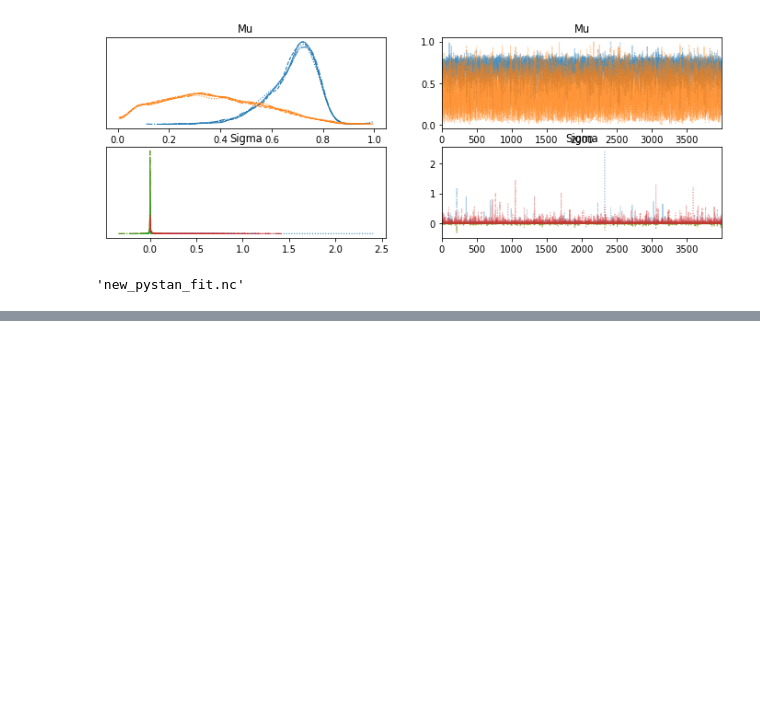
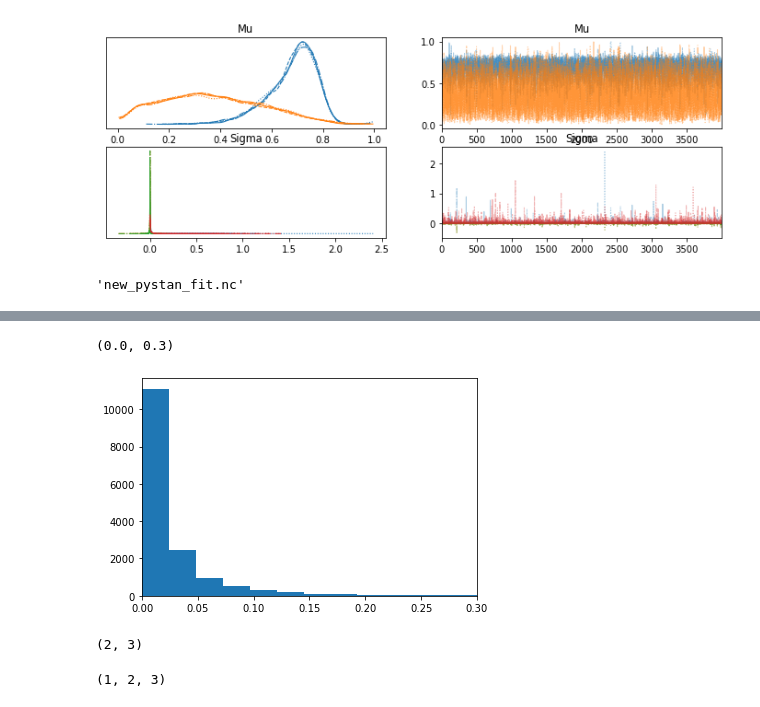
Before and after one commit to Potatoasad/charged-ringdown-analysis-tools, a Jupyter notebook: testing/PyStanCode.ipynb, the cells around one changed output, grey strips where cells are left out. Cells and saved outputs as stored; diff of their text form; code cells hidden in the pictures; blank space fills up the shorter version.

```diff
--- a/testing/PyStanCode.ipynb
+++ b/testing/PyStanCode.ipynb
@@ -91,0 +112,6 @@ plt.show()
+# %%
+plt.hist(A, bins=100)
+plt.xlim([0,0.3])
+# %% [output]
+(0.0, 0.3)
+[figure, added]
@@ -91,0 +120,8 @@ plt.show()
+# %%
+tuple((2,3))
+# %% [output]
+(2, 3)
+# %%
+(1,) + (2,3)
+# %% [output]
+(1, 2, 3)
```
Also changed, not shown: parts of 7 cells of this notebook, 3 other files.
